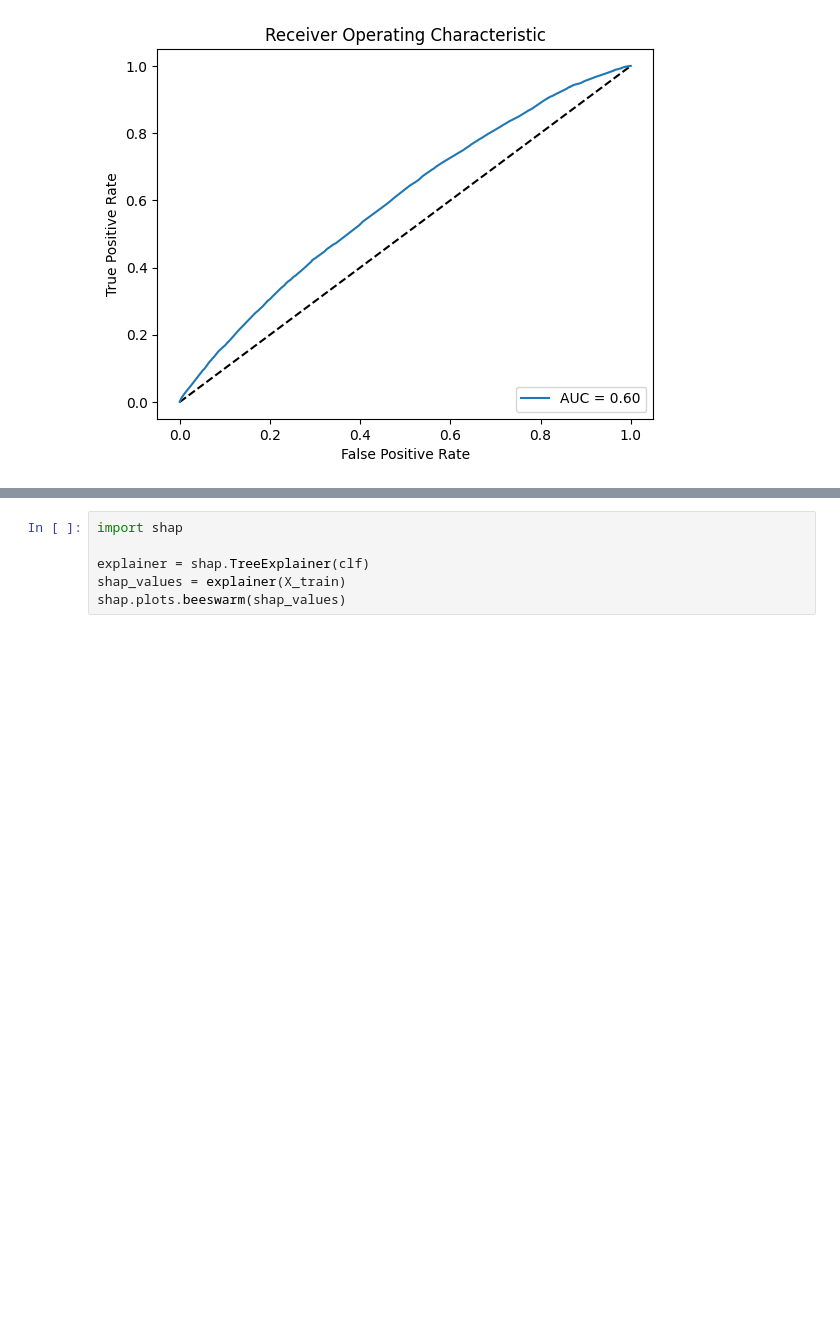
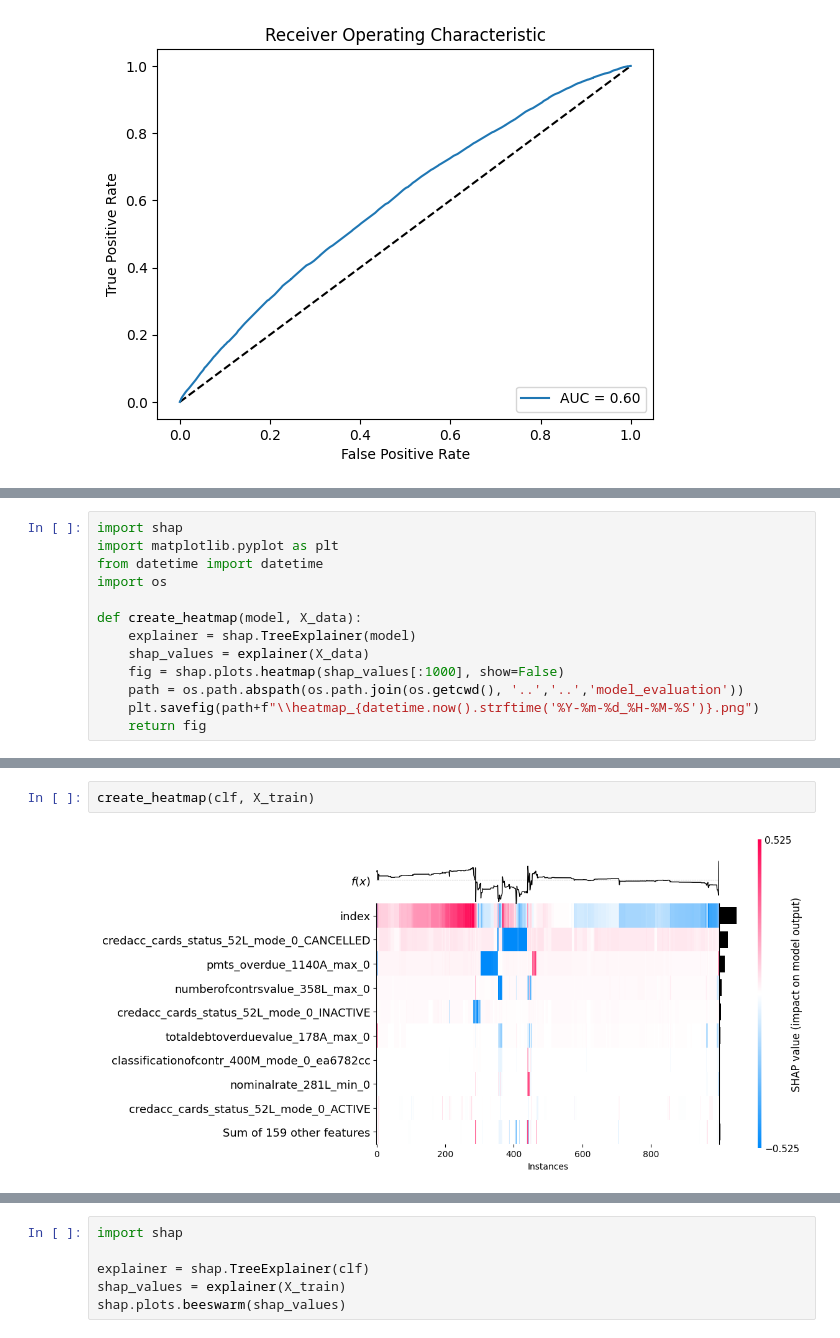
Before and after one commit to BartvanWoesik/home_credit, a Jupyter notebook: Notebooks/Data Exploration/EDA.ipynb, the cells around one changed output, grey strips where cells are left out. Cells and saved outputs as stored; diff of their text form; blank space fills up the shorter version.

```diff
--- a/Notebooks/Data Exploration/EDA.ipynb
+++ b/Notebooks/Data Exploration/EDA.ipynb
@@ -77,0 +102,13 @@ plt.show()
+# %%
+import shap
+import matplotlib.pyplot as plt
+from datetime import datetime
+import os
+
+def create_heatmap(model, X_data):
+    explainer = shap.TreeExplainer(model)
+    shap_values = explainer(X_data)
+    fig = shap.plots.heatmap(shap_values[:1000], show=False)
+    path = os.path.abspath(os.path.join(os.getcwd(), '..','..','model_evaluation'))
+    plt.savefig(path+f"\\heatmap_{datetime.now().strftime('%Y-%m-%d_%H-%M-%S')}.png")
+    return fig
@@ -77,0 +134,4 @@ plt.show()
+# %%
+create_heatmap(clf, X_train)
+# %% [output]
+[figure, added]
```
Also changed, not shown: parts of 14 cells of this notebook, 5 other files.
